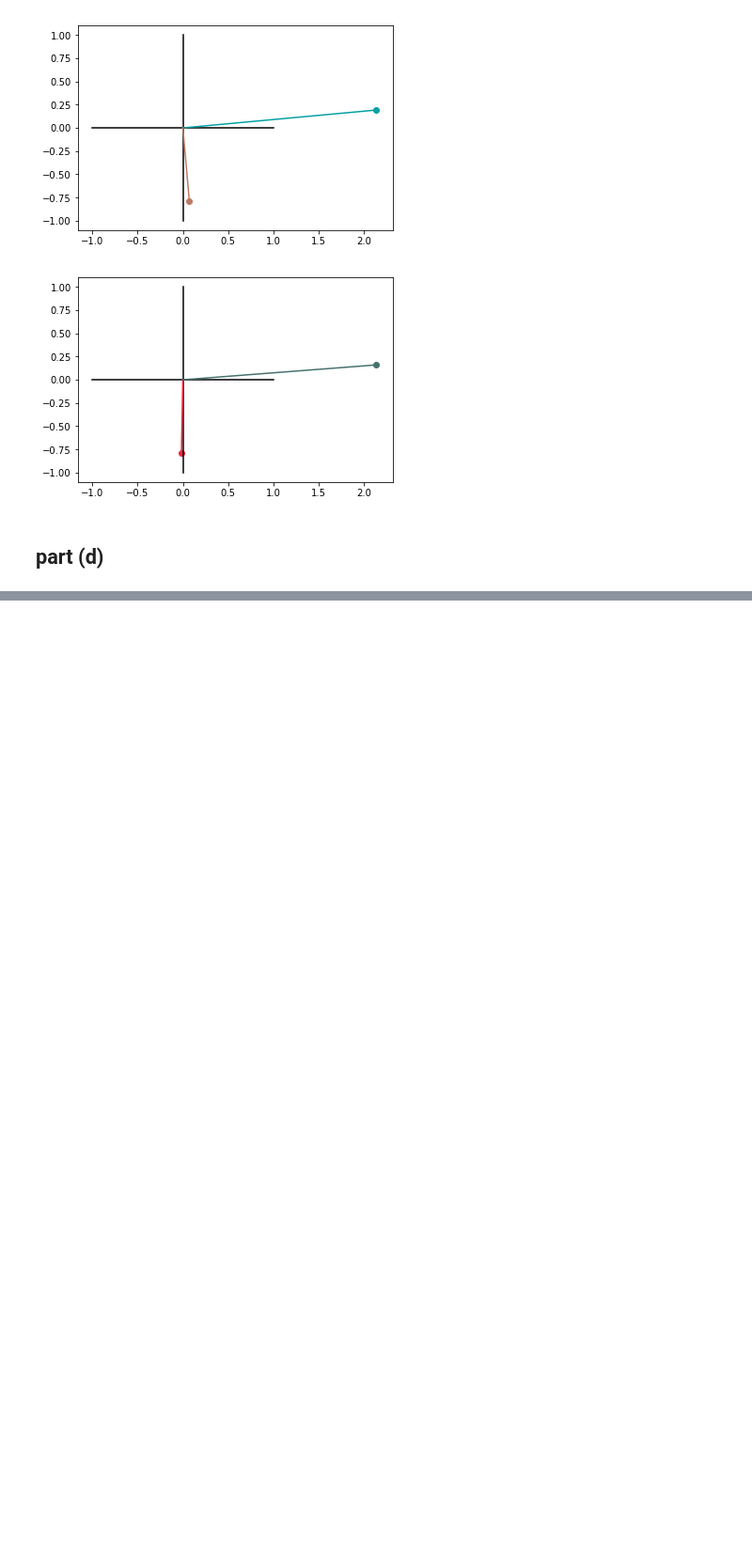
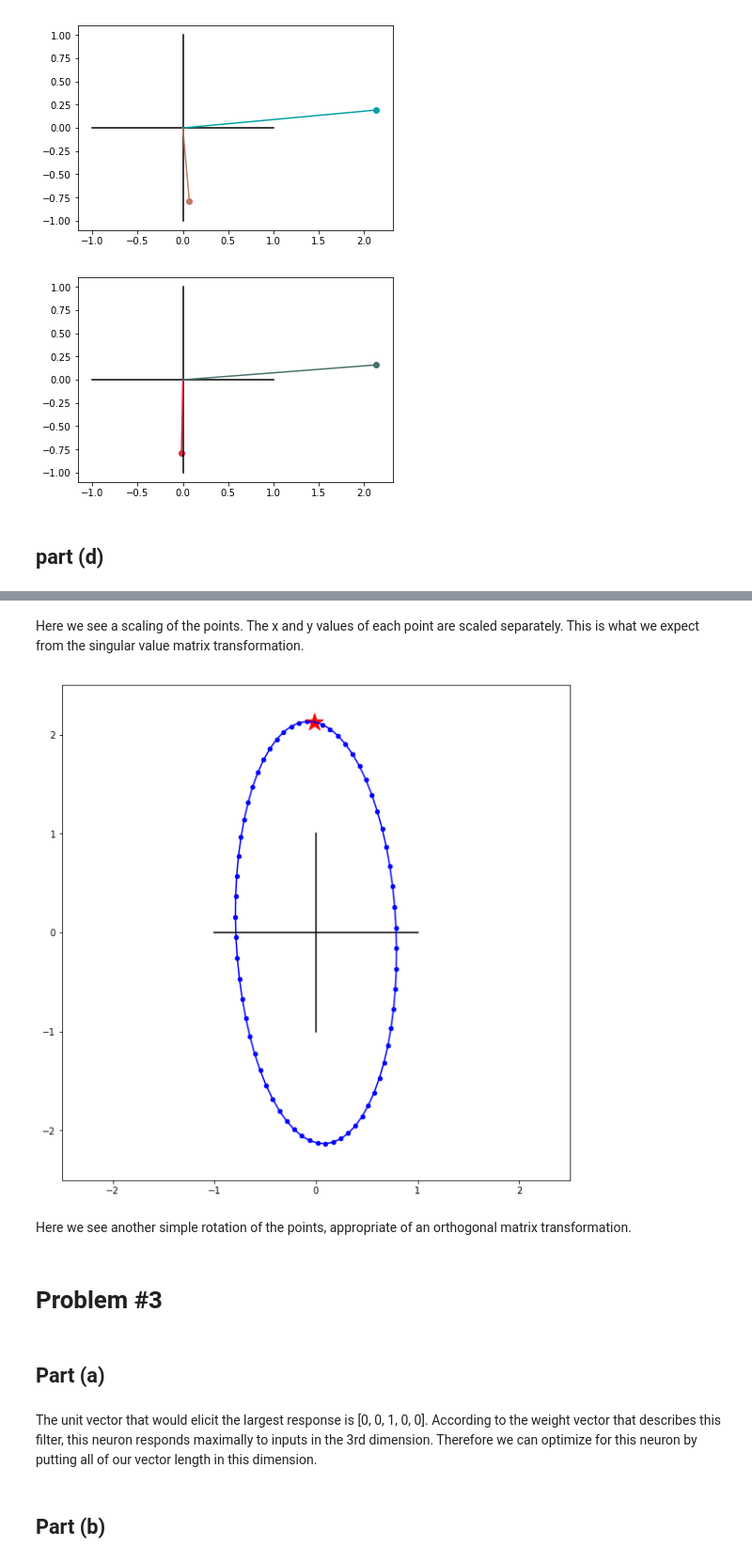
Before and after one commit to rfeinman/hw-mathtools, a Jupyter notebook: hw1_Feinman/hw1.ipynb, the cells around one changed output, grey strips where cells are left out. Shown at 94% size. Drawn from its saved outputs; the diff is of its cells as text; code cells hidden in the pictures; blank space fills up the shorter version.

```diff
--- a/hw1_Feinman/hw1.ipynb
+++ b/hw1_Feinman/hw1.ipynb
@@ -293,0 +329,22 @@ P = np.hstack([[[np.cos(theta)], [np.sin(theta)]] for theta in thetas])
+# %% [markdown]
+Here we see a scaling of the points. The x and y values of each point are scaled
+separately. This is what we expect from the singular value matrix transformation.
+# %%
+# now vectors get rotated
+USVhP = np.matmul(U, SVhP)
+plot_points(USVhP)
+# %% [output]
+[figure, added]
+# %% [markdown]
+Here we see another simple rotation of the points, appropriate of an
+orthogonal matrix transformation.
+# %% [markdown]
+# Problem #3
+# %% [markdown]
+## Part (a)
+# %% [markdown]
+The unit vector that would elicit the largest response is [0, 0, 1, 0, 0]. According to the
+weight vector that describes this filter, this neuron responds maximally to inputs in the 3rd dimension.
+Therefore we can optimize for this neuron by putting all of our vector length in this dimension.
+# %% [markdown]
+## Part (b)
```
Also changed, not shown: parts of 7 cells of this notebook.
